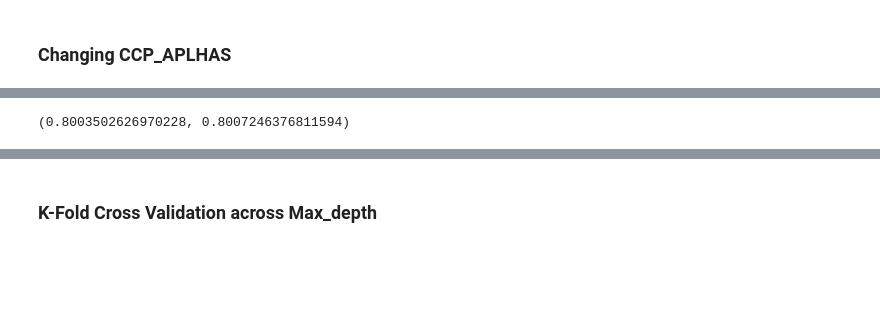
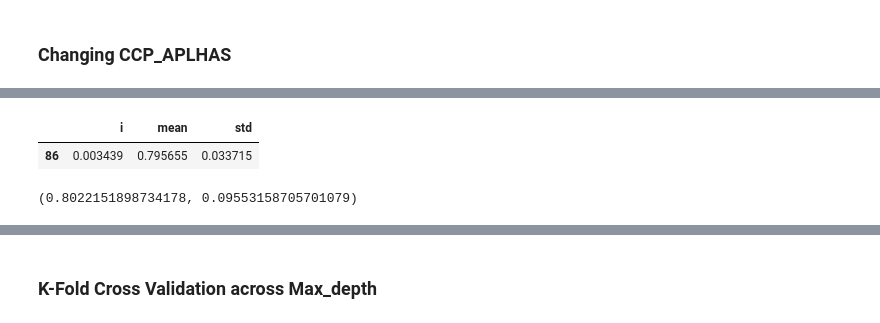
Before and after one commit to iasarthak/Stroke-Prediction, a Jupyter notebook: Imbalanced Classification.ipynb, the cells around one changed output, grey strips where cells are left out. Cells and saved outputs as stored; diff of their text form; code cells hidden in the pictures; blank space fills up the shorter version.

```diff
--- a/Imbalanced Classification.ipynb
+++ b/Imbalanced Classification.ipynb
@@ -81,3 +88,6 @@ dataset_under
 # %%
-X=dataset_under.drop(columns="stroke")
-y=dataset_under["stroke"]
+X_train=dataset_under.drop(columns="stroke")
+y_train=dataset_under["stroke"]
+
+X_test=test.drop(columns="stroke")
+y_test=test["stroke"]
@@ -297,7 +319,12 @@ sns.lineplot(data=df,y="std",x="i",ax=ax[1])
+# %%
+df[df["mean"]==df["mean"].max()]
+# %% [output]
+|  | i | mean | std |
+| 86 | 0.003439 | 0.795655 | 0.033715 |
 # %%
 from sklearn.tree import DecisionTreeClassifier
 
-tree=DecisionTreeClassifier(random_state=30,ccp_alpha=0.008362)
+tree=DecisionTreeClassifier(random_state=30,ccp_alpha=0.003439)
 
 tree.fit(X_train,y_train)
 
@@ -306,7 +333,7 @@ y_test_pred=tree.predict(X_test)
 
 f1_score(y_train,y_train_pred),f1_score(y_test,y_test_pred)
 # %% [output]
-(0.8003502626970228, 0.8007246376811594)
+(0.8022151898734178, 0.09553158705701079)
 # %%
 tree.get_depth()
 # %% [output]
```
Also changed, not shown: parts of 28 cells of this notebook, 1 other file.
